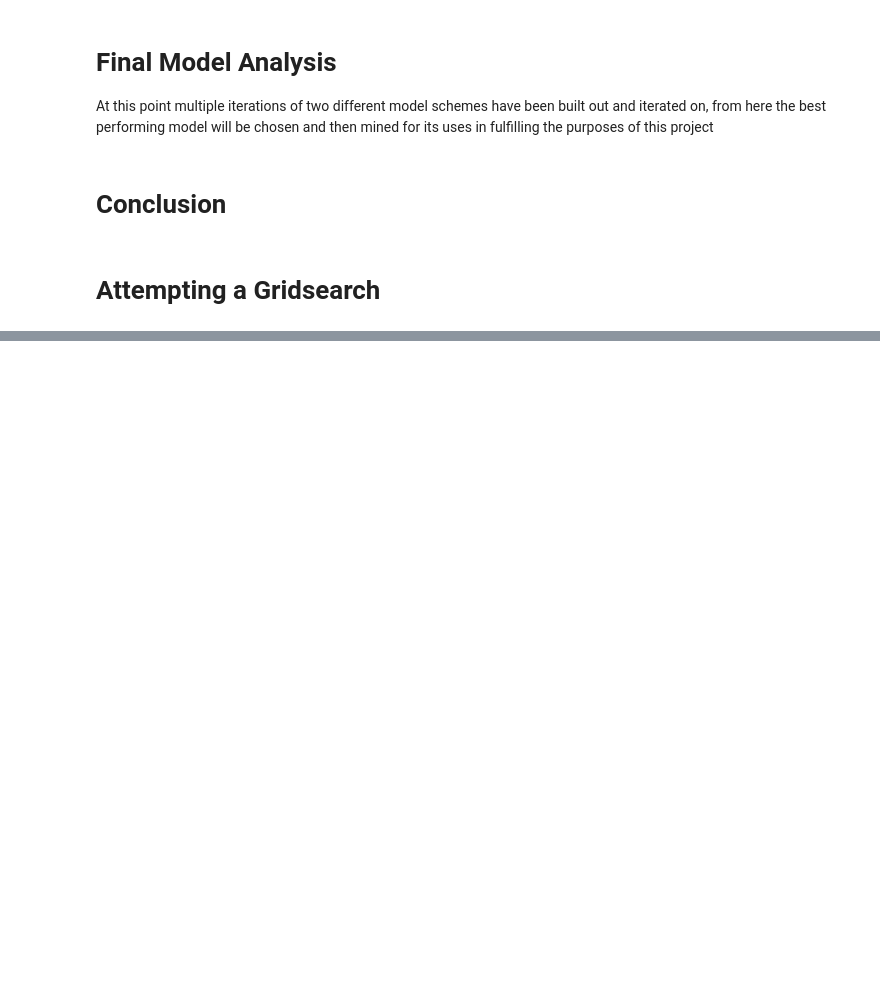
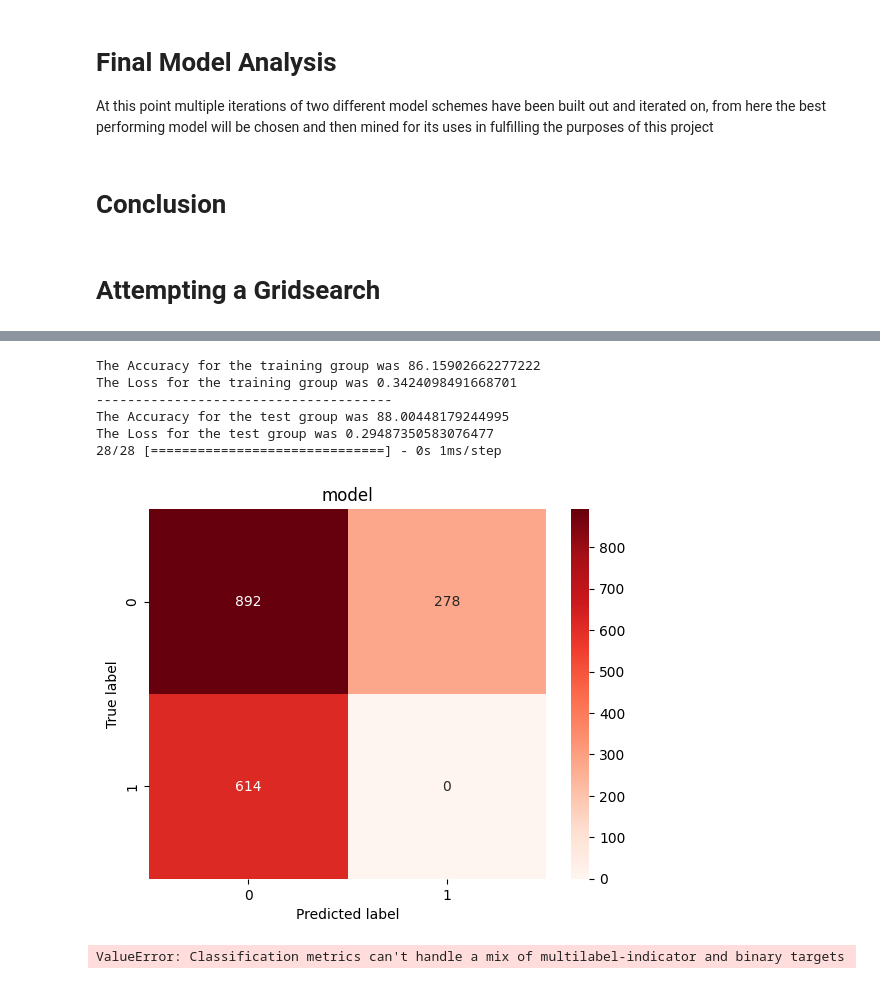
Before and after one commit to LucasFishbein/Positive_Tweet_Sentiment_CNN_Model, a Jupyter notebook: Positive Tweet Sentiment CNN Model.ipynb, the cells around one changed output, grey strips where cells are left out. Cells and saved outputs as stored; diff of their text form; code cells hidden in the pictures; blank space fills up the shorter version.

Commit message:
Model finalized

```diff
--- a/Positive Tweet Sentiment CNN Model.ipynb
+++ b/Positive Tweet Sentiment CNN Model.ipynb
@@ -886,7 +903,7 @@ df_model
 # %%
 #Defining padded array data and labels
-X = df_to_arrays(df_model)
-y = df_model['Sentiment']
+X = X_t
+y = df_model['label_id'].values
 
 #Splitting data into training data and remaining data to be split again into test and validation
 X_train, X_rem, y_train, y_rem, = train_test_split(X, y, test_size = 0.20, random_state=42)
@@ -894,6 +911,7 @@ X_train, X_rem, y_train, y_rem, = train_test_split(X, y, test_size = 0.20, rando
 #Splitting remaining 20% of data evenly between test and validation sets
 X_val, X_test, y_val, y_test = train_test_split(X_rem,y_rem, test_size=0.5)
 
+print(X_t.shape), print(y.shape)
 print(X_train.shape), print(y_train.shape)
 print(X_val.shape), print(y_val.shape)
 print(X_test.shape), print(y_test.shape)
@@ -1744,3 +1482,19 @@ param_grid = dict(batch_size=batch_size, epochs=epochs)
 model = KerasClassifier(model=model_maker, verbose=0)
 grid = GridSearchCV(estimator=model, param_grid=param_grid, n_jobs=-1, error_score='raise')
 g_results = grid.fit(X_train, y_train ,validation_data=(X_val, y_val), verbose = 1 )
+# %%
+model = Sequential()
+
+embedding_size = 128
+model.add(Embedding(lexicon_length, embedding_size))
+model.add(LSTM(25, return_sequences=True))
+model.add(GlobalMaxPool1D())
+model.add(Dropout(0.5))
+model.add(Dense(50, activation='relu'))
+model.add(Dropout(0.5))
+model.add(Dense(2, activation='softmax'))
+# %%
+model.compile(loss='categorical_crossentropy',
+              optimizer='adam',
+              metrics=['accuracy'])
+model.summary()
@@ -1746,0 +1519,2 @@ g_results = grid.fit(X_train, y_train ,validation_data=(X_val, y_val), verbose =
+# %%
+model.fit(X_t, y, epochs=3, batch_size=32, validation_split=0.1)
@@ -1746,0 +1529,11 @@ g_results = grid.fit(X_train, y_train ,validation_data=(X_val, y_val), verbose =
+# %%
+make_confusion_and_classification(model,'model')
+# %% [output]
+The Accuracy for the training group was 86.15902662277222
+The Loss for the training group was 0.3424098491668701
+--------------------------------------
+The Accuracy for the test group was 88.00448179244995
+The Loss for the test group was 0.29487350583076477
+28/28 [==============================] - 0s 1ms/step
+[figure, added]
+ValueError: Classification metrics can't handle a mix of multilabel-indicator and binary targets
```
Also changed, not shown: parts of 36 cells of this notebook.
